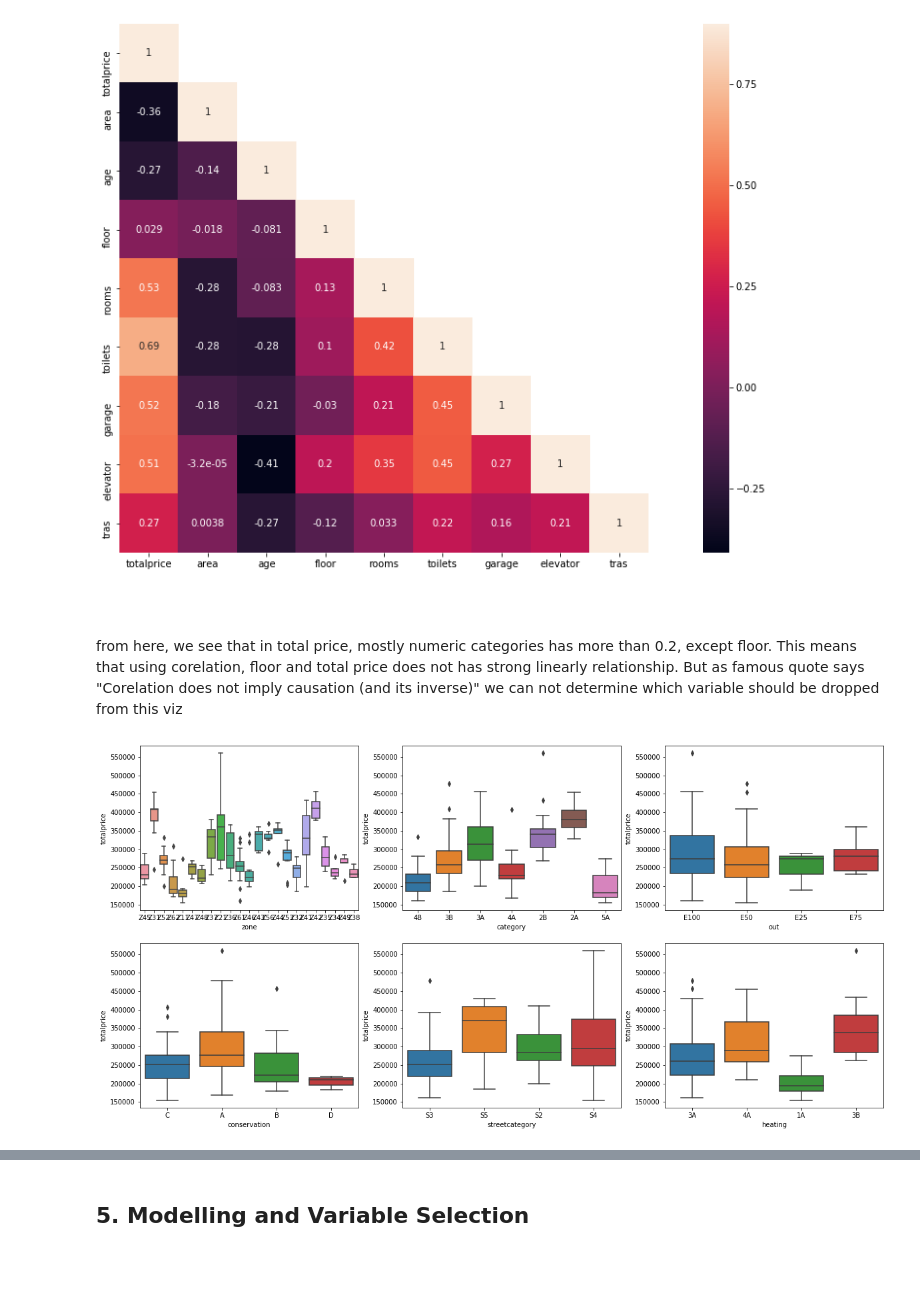
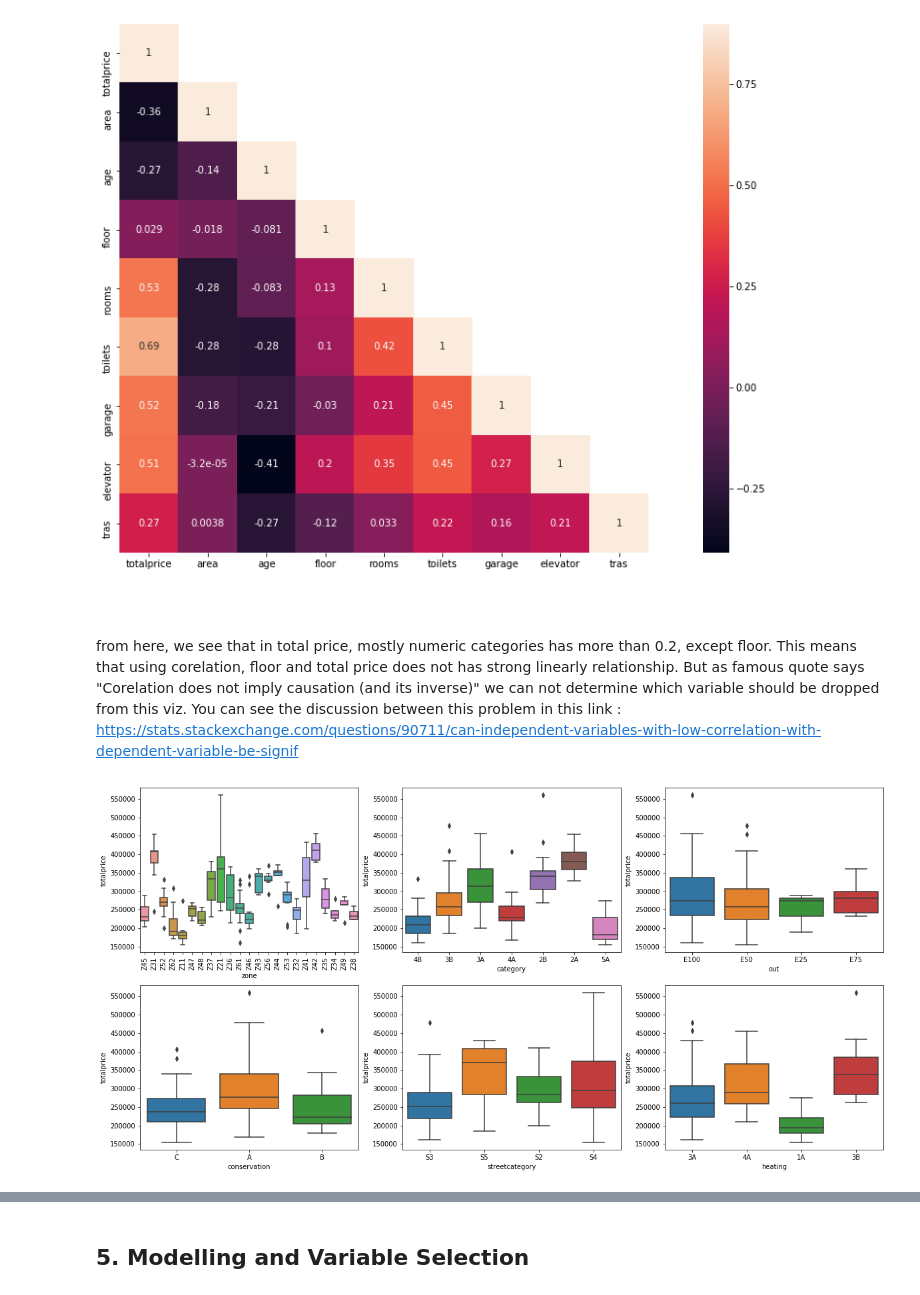
Before and after one commit to andreasmmadjiah/Mid-Test-Use-Case, a Jupyter notebook: 2. Apartment Price/Use Case 2 EDA and Regression.ipynb, the cells around one changed output, grey strips where cells are left out. Drawn from its saved outputs; the diff is of its cells as text; code cells hidden in the pictures; blank space fills up the shorter version.

```diff
--- a/2. Apartment Price/Use Case 2 EDA and Regression.ipynb
+++ b/2. Apartment Price/Use Case 2 EDA and Regression.ipynb
@@ -116,10 +116,8 @@ for i,cat in enumerate(data['conservation']):
         data.loc[i,'conservation']='A'
     elif(data.loc[i,'conservation']=='2A'):
         data.loc[i,'conservation']='B'
-    elif (data.loc[i,'conservation']=='2B'):
+    else:
         data.loc[i,'conservation']='C'
-    else:
-        data.loc[i,'conservation']='D'
 data['conservation'].value_counts()
 # %% [output]
 A    161
@@ -224,16 +221,19 @@ sns.heatmap(corr, mask = mask, vmax = 0.9, square = True, annot = True)
 [figure]
 # %% [markdown]
 <br><br>
-from here, we see that in total price, mostly numeric categories has more than 0.2, except floor. This means that using corelation, floor and total price does not has strong linearly relationship. But as famous quote says "Corelation does not imply causation (and its inverse)" we can not determine which variable should be dropped from this viz
+from here, we see that in total price, mostly numeric categories has more than 0.2, except floor. This means that using corelation, floor and total price does not has strong linearly relationship. But as famous quote says "Corelation does not imply causation (and its inverse)" we can not determine which variable should be dropped from this viz. You can see the discussion between this problem in this link :
+https://stats.stackexchange.com/questions/90711/can-independent-variables-with-low-correlation-with-dependent-variable-be-signif
 # %%
 f=plt.figure(figsize=(20,10))
 j=1
 for i in categ.columns:
     f.add_subplot(2,3,j)
     sns.boxplot(x=categ[i],y=numer['totalprice'])
+    if j==1:
+        plt.xticks(rotation=90)
     j+=1
 plt.show()
 # %% [output]
-[figure, old version]
+[figure, new version]
 # %% [markdown]
 <br><br>
```
Also changed, not shown: parts of 20 cells of this notebook.
